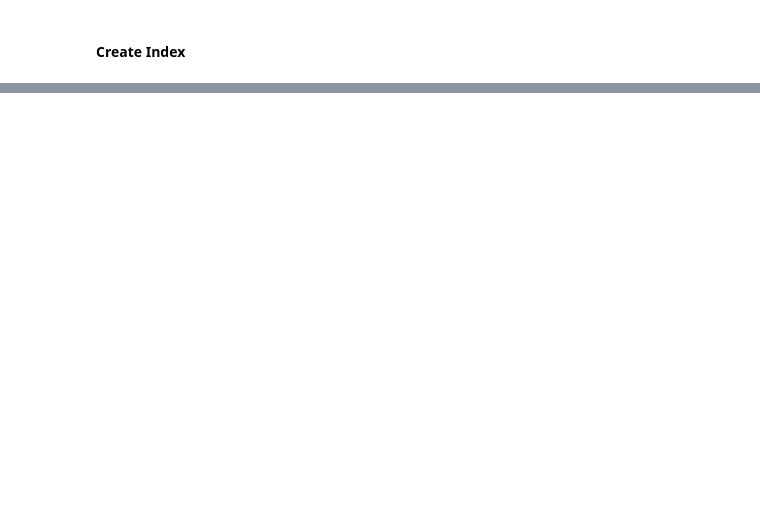
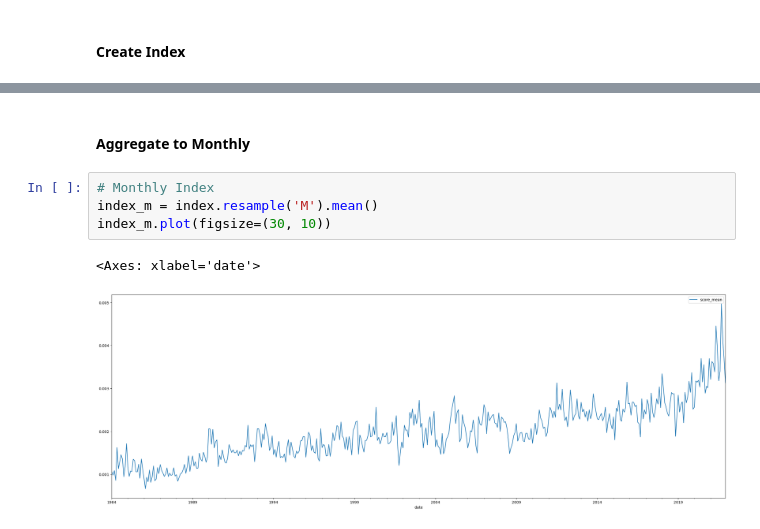
Before and after one commit to jfan1256/fenui, a Jupyter notebook: exec_research/exec_bow/bow.ipynb, the cells around one changed output, grey strips where cells are left out. Drawn from its saved outputs; the diff is of its cells as text; blank space fills up the shorter version.

```diff
--- a/exec_research/exec_bow/bow.ipynb
+++ b/exec_research/exec_bow/bow.ipynb
@@ -304,0 +312,9 @@ index.plot(figsize=(30, 10))
+# %% [markdown]
+#### Aggregate to Monthly
+# %%
+# Monthly Index
+index_m = index.resample('M').mean()
+index_m.plot(figsize=(30, 10))
+# %% [output]
+<Axes: xlabel='date'>
+[figure, added]
```
Also changed, not shown: parts of 12 cells of this notebook, 1 other file.
